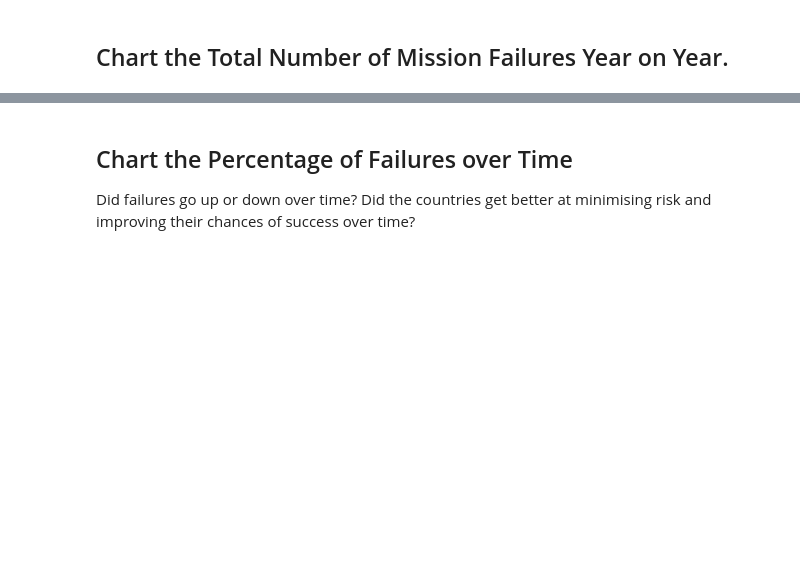
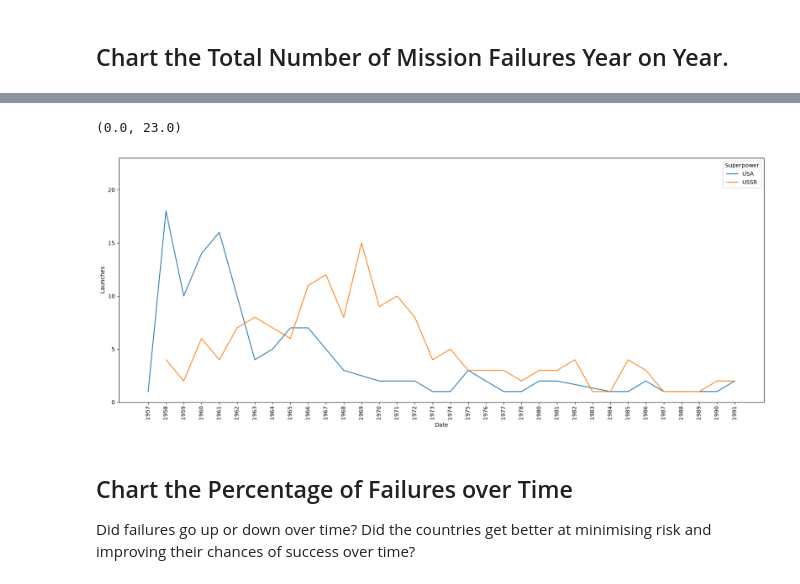
Before and after one commit to Archie-jpg/Space-Race-Analysis, a Jupyter notebook: Space_Missions_Analysis.ipynb, the cells around one changed output, grey strips where cells are left out. Drawn from its saved outputs; the diff is of its cells as text; code cells hidden in the pictures; blank space fills up the shorter version.

Commit message:
Graphed the percentage of failures each year

```diff
--- a/Space_Missions_Analysis.ipynb
+++ b/Space_Missions_Analysis.ipynb
@@ -768,4 +749,5 @@ ax.tick_params(axis="x", labelrotation=90)
 # %% [markdown]
 ## Chart the Total Number of Mission Failures Year on Year.
 # %%
-launches_over_time_by_superpower = space_race_data.groupby([space_race_data["Date"].dt.year, "Superpower"]).Mission_Status.agg(Launches="count").reset_index()
+failed_launches_over_time_by_superpower = space_race_data[space_race_data["Mission_Status"] != "Success"].groupby([space_race_data["Date"].dt.year, "Superpower"]).Mission_Status.agg(Launches="count").reset_index()
+print(failed_launches_over_time_by_superpower)
@@ -772,3 +769,11 @@ launches_over_time_by_superpower = space_race_data.groupby([space_race_data["Dat
+# %%
+plt.figure(figsize=(21,8))
+ax = sns.lineplot(data=failed_launches_over_time_by_superpower, x=failed_launches_over_time_by_superpower["Date"].astype(str), y="Launches", hue="Superpower")
+ax.tick_params(axis="x", labelrotation=90)
+ax.set_ylim(bottom=0, top=failed_launches_over_time_by_superpower["Launches"].max() + 5)
+# %% [output]
+(0.0, 23.0)
+[figure, added]
 # %% [markdown]
 ## Chart the Percentage of Failures over Time
 
```
Also changed, not shown: parts of 4 cells of this notebook.
